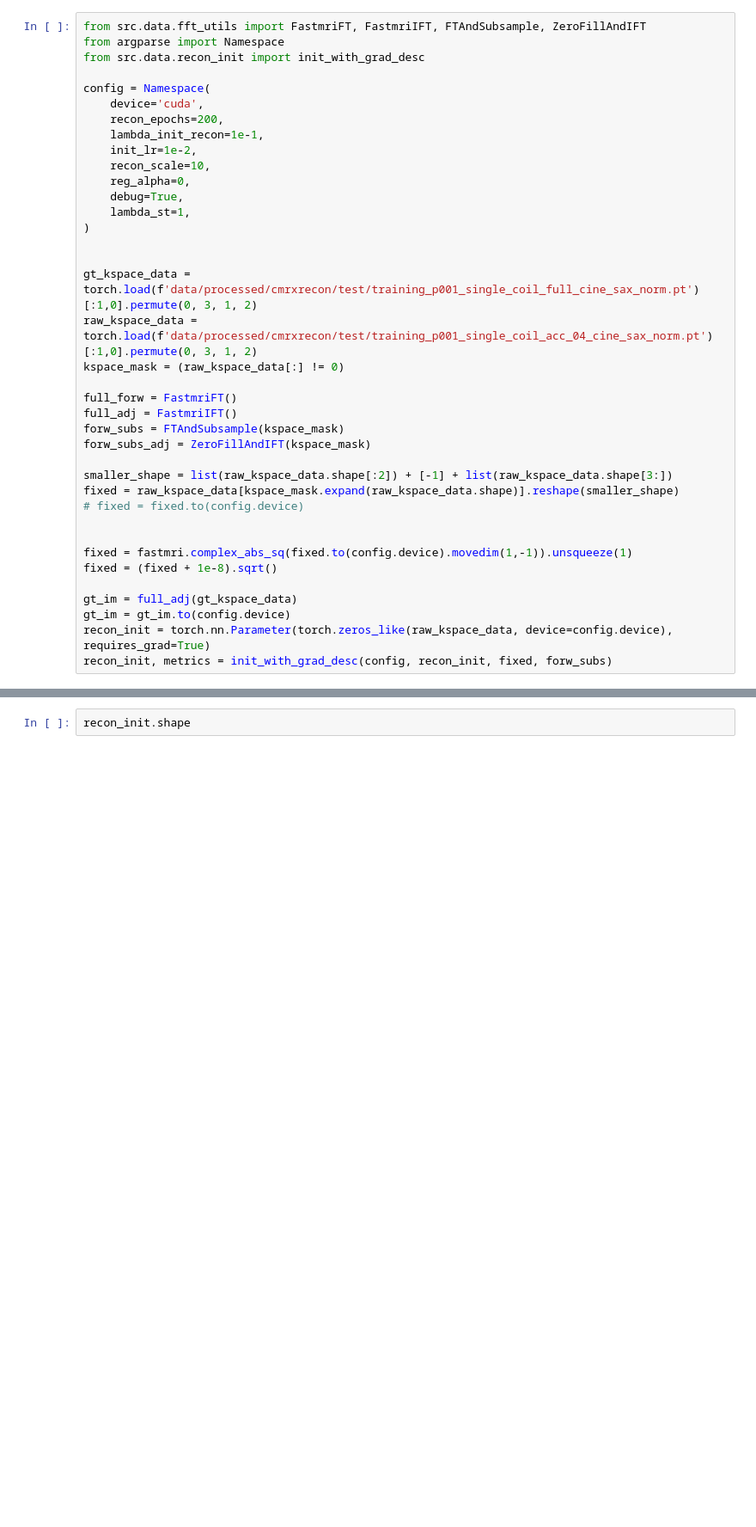
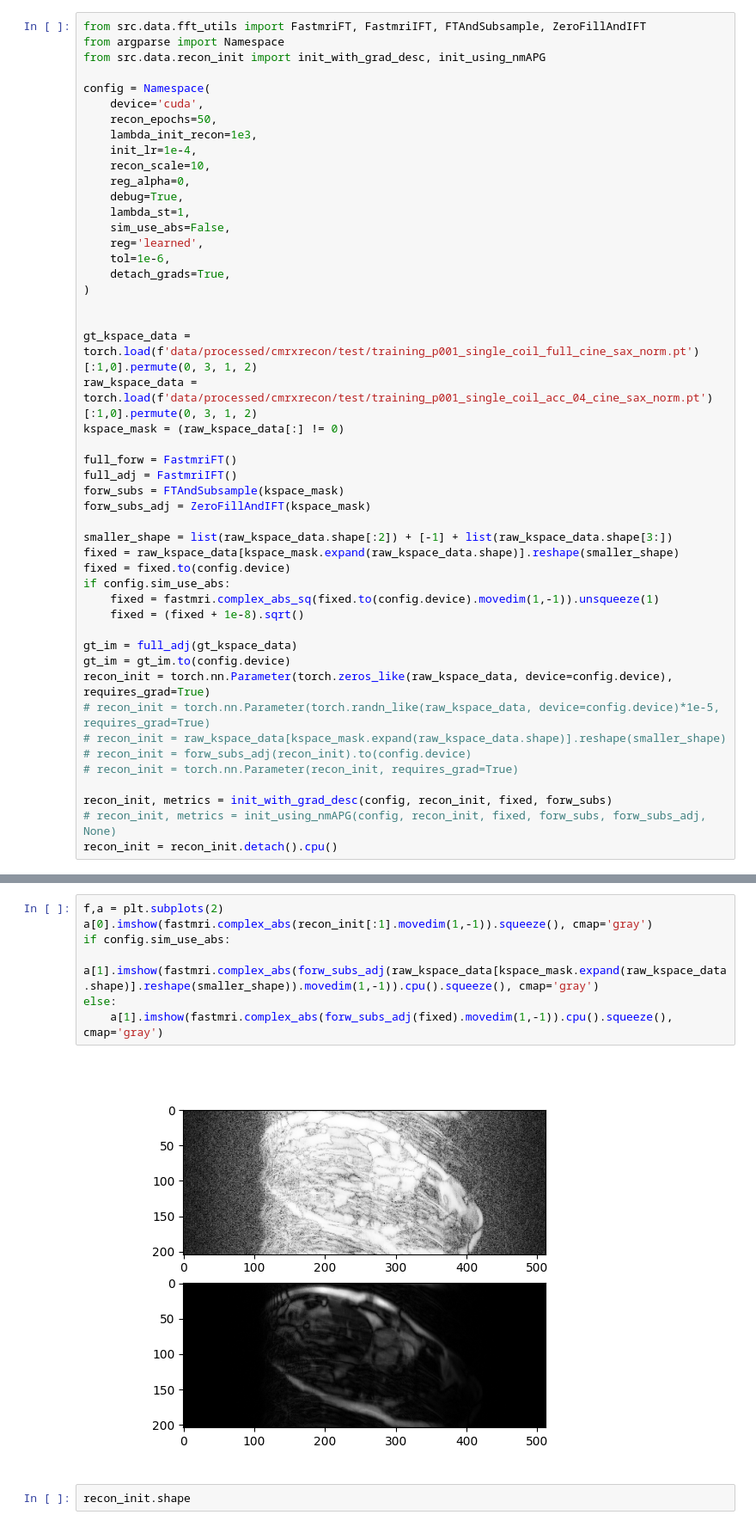
Before and after one commit to somcogo/space_time_reg, a Jupyter notebook: notebook.ipynb, the cells around one changed output, grey strips where cells are left out. Shown at 86% size. Drawn from its saved outputs; the diff is of its cells as text; blank space fills up the shorter version.

Commit message:
init WIP

```diff
--- a/notebook.ipynb
+++ b/notebook.ipynb
@@ -15,17 +15,21 @@ import fastmri
 # %%
 from src.data.fft_utils import FastmriFT, FastmriIFT, FTAndSubsample, ZeroFillAndIFT
 from argparse import Namespace
-from src.data.recon_init import init_with_grad_desc
+from src.data.recon_init import init_with_grad_desc, init_using_nmAPG
 
 config = Namespace(
     device='cuda',
-    recon_epochs=200,
-    lambda_init_recon=1e-1,
-    init_lr=1e-2,
+    recon_epochs=50,
+    lambda_init_recon=1e3,
+    init_lr=1e-4,
     recon_scale=10,
     reg_alpha=0,
     debug=True,
     lambda_st=1,
+    sim_use_abs=False,
+    reg='learned',
+    tol=1e-6,
+    detach_grads=True,
 )
 
 
@@ -40,14 +44,20 @@ forw_subs_adj = ZeroFillAndIFT(kspace_mask)
 
 smaller_shape = list(raw_kspace_data.shape[:2]) + [-1] + list(raw_kspace_data.shape[3:])
 fixed = raw_kspace_data[kspace_mask.expand(raw_kspace_data.shape)].reshape(smaller_shape)
-# fixed = fixed.to(config.device)
-
-
-fixed = fastmri.complex_abs_sq(fixed.to(config.device).movedim(1,-1)).unsqueeze(1)
-fixed = (fixed + 1e-8).sqrt()
+fixed = fixed.to(config.device)
+if config.sim_use_abs:
+    fixed = fastmri.complex_abs_sq(fixed.to(config.device).movedim(1,-1)).unsqueeze(1)
+    fixed = (fixed + 1e-8).sqrt()
 
 gt_im = full_adj(gt_kspace_data)
 gt_im = gt_im.to(config.device)
 recon_init = torch.nn.Parameter(torch.zeros_like(raw_kspace_data, device=config.device), requires_grad=True)
+# recon_init = torch.nn.Parameter(torch.randn_like(raw_kspace_data, device=config.device)*1e-5, requires_grad=True)
+# recon_init = raw_kspace_data[kspace_mask.expand(raw_kspace_data.shape)].reshape(smaller_shape)
+# recon_init = forw_subs_adj(recon_init).to(config.device)
+# recon_init = torch.nn.Parameter(recon_init, requires_grad=True)
+
 recon_init, metrics = init_with_grad_desc(config, recon_init, fixed, forw_subs)
+# recon_init, metrics = init_using_nmAPG(config, recon_init, fixed, forw_subs, forw_subs_adj, None)
+recon_init = recon_init.detach().cpu()
 # %% [output]
@@ -71,3 +81,12 @@ Finished initial reconstruction in 34.1716 seconds
+# %%
+f,a = plt.subplots(2)
+a[0].imshow(fastmri.complex_abs(recon_init[:1].movedim(1,-1)).squeeze(), cmap='gray')
+if config.sim_use_abs:
+    a[1].imshow(fastmri.complex_abs(forw_subs_adj(raw_kspace_data[kspace_mask.expand(raw_kspace_data.shape)].reshape(smaller_shape)).movedim(1,-1)).cpu().squeeze(), cmap='gray')
+else:
+    a[1].imshow(fastmri.complex_abs(forw_subs_adj(fixed).movedim(1,-1)).cpu().squeeze(), cmap='gray')
+# %% [output]
+[figure, added]
 # %%
 recon_init.shape
 # %% [output]
```
Also changed, not shown: parts of 3 cells of this notebook, 1 other file.
